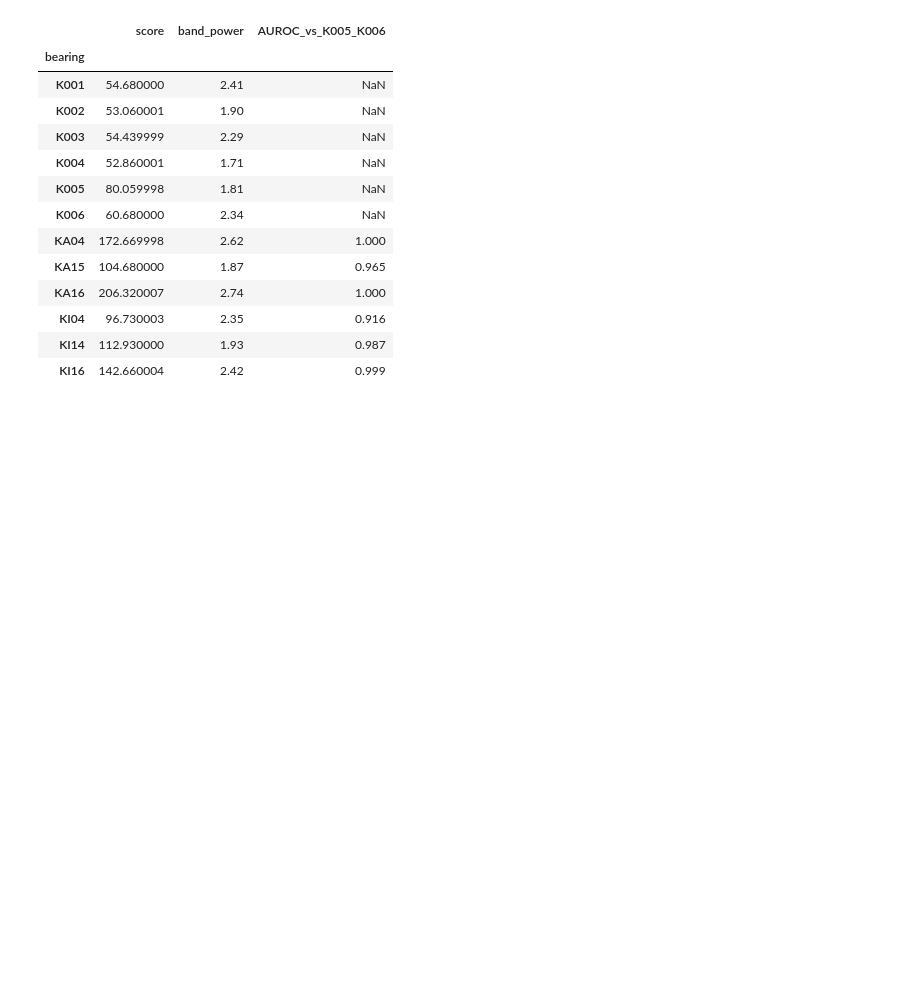
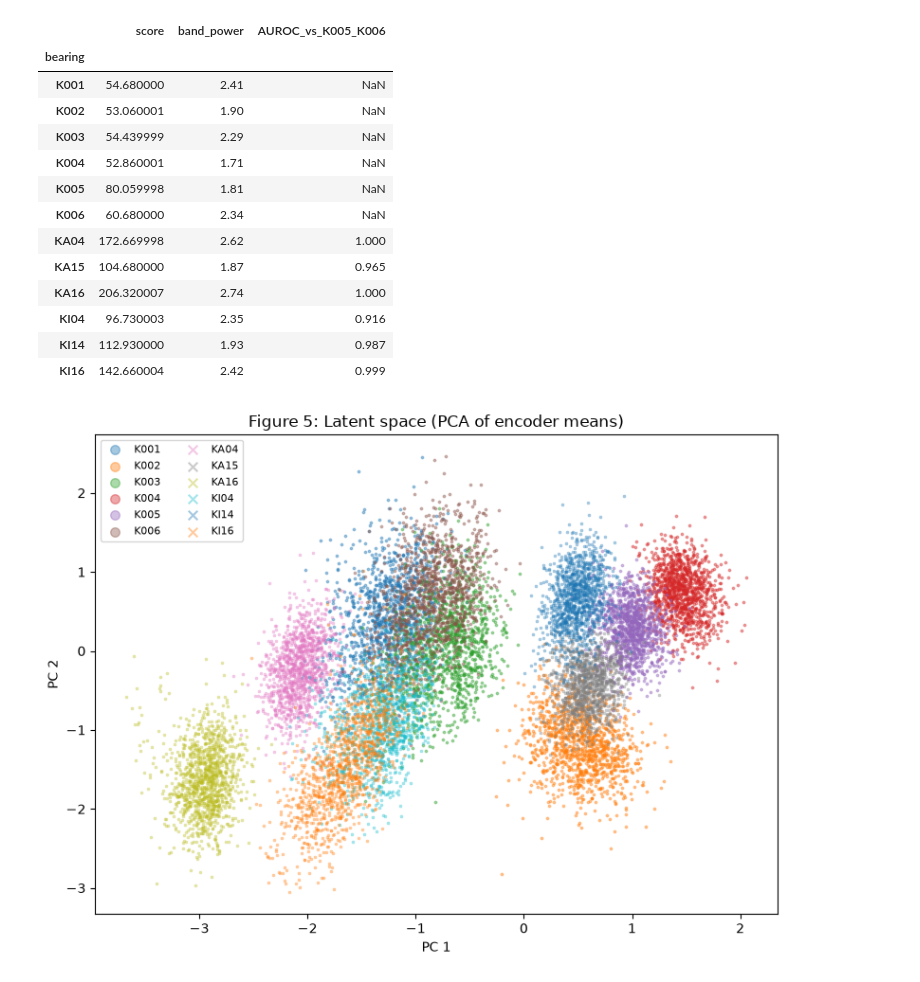
Before and after one commit to MinKhaungMinLwin/VAE-for-bearing-vibration, a Jupyter notebook: generative_model.ipynb, the cells around one changed output. Cells and saved outputs as stored; diff of their text form; code cells hidden in the pictures; blank space fills up the shorter version.

Commit message:
feat: Added the figure 5 for the evaluation

```diff
--- a/generative_model.ipynb
+++ b/generative_model.ipynb
@@ -356,3 +356,15 @@ Correlation between score and loudness (all test windows): 0.66
 | KI04 | 96.730003 | 2.35 | 0.916 |
 | KI14 | 112.930000 | 1.93 | 0.987 |
 | KI16 | 142.660004 | 2.42 | 0.999 |
+# %%
+# Figure 5: latent space (PCA of the encoder means), coloured by bearing
+pc = PCA(2).fit(mu_all[tr.values]).transform(mu_all)
+fig, ax = plt.subplots(figsize=(8, 6))
+for b in order:
+    idx = (spec_meta.bearing == b).values
+    ax.scatter(pc[idx, 0], pc[idx, 1], s=3, alpha=0.4, label=b, marker="o" if b.startswith("K0") else "x")
+ax.set_title("Figure 5: Latent space (PCA of encoder means)"); ax.set_xlabel("PC 1"); ax.set_ylabel("PC 2")
+ax.legend(markerscale=4, ncol=2, fontsize=8); plt.tight_layout()
+plt.savefig("figures/fig5_latent.png", dpi=150); plt.show()
+# %% [output]
+[figure, added]
```
Also changed, not shown: 1 other file.
